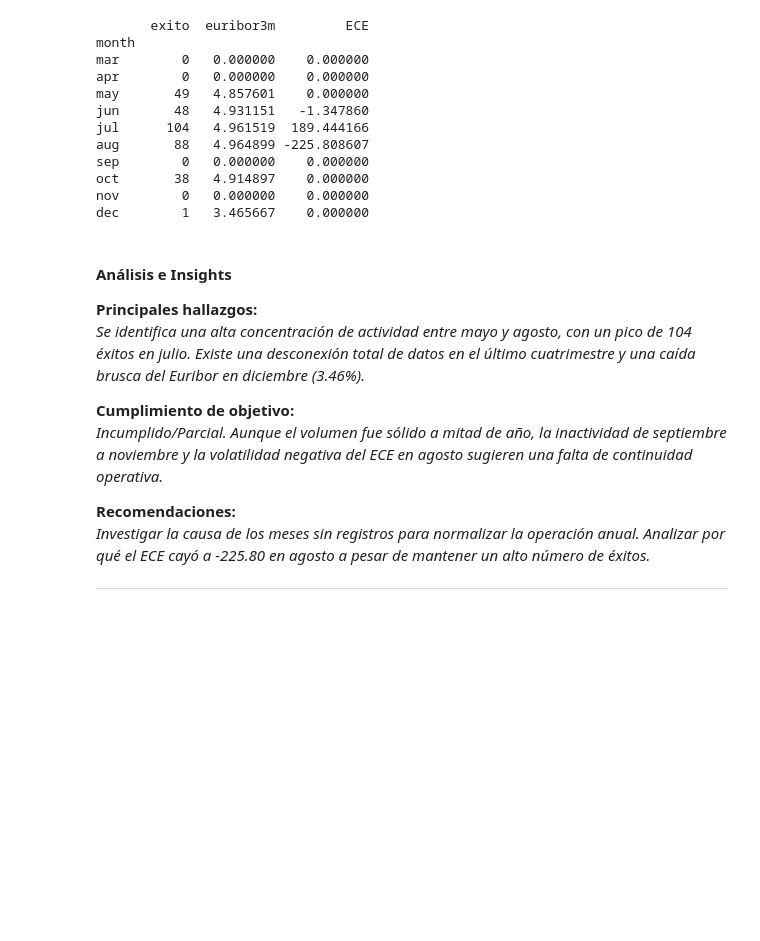
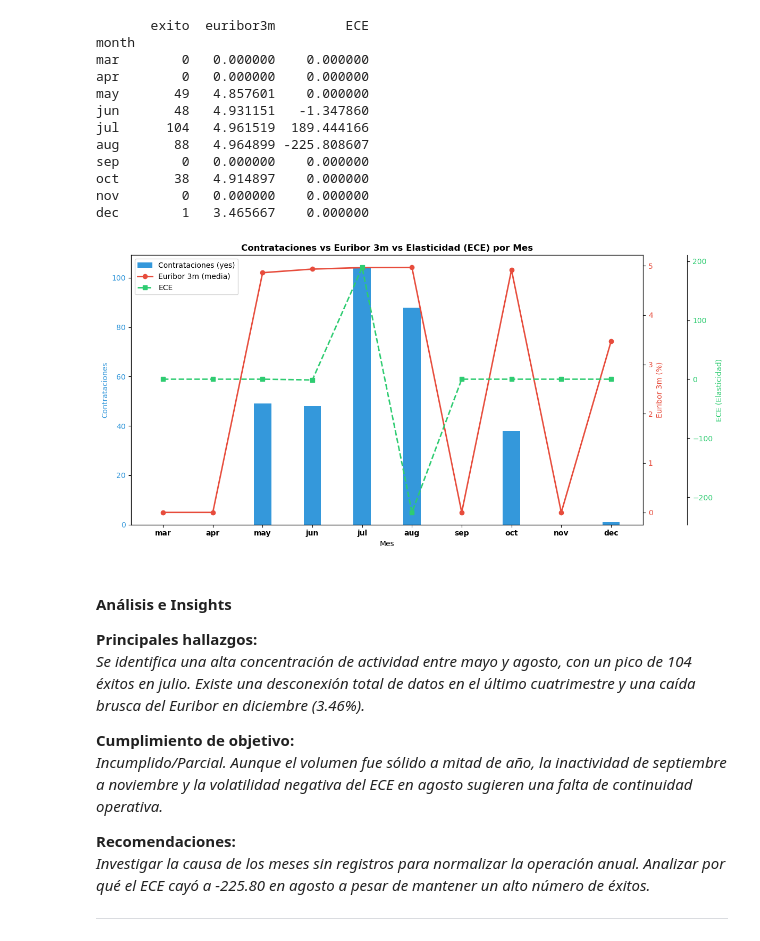
Before and after one commit to arnausans23/data-analytics-tfm, a Jupyter notebook: 1_analisis_datos_v2.ipynb, the cells around one changed output. Saved outputs shown, nothing was run; the diff lists cells and outputs as text; code cells hidden in the pictures; blank space fills up the shorter version.

```diff
--- a/1_analisis_datos_v2.ipynb
+++ b/1_analisis_datos_v2.ipynb
@@ -923,6 +923,62 @@ sep        0   0.000000    0.000000
 oct       38   4.914897    0.000000
 nov        0   0.000000    0.000000
 dec        1   3.465667    0.000000
+# %%
+# --- Tu código de cálculo ---
+orden_meses = ['mar', 'apr', 'may', 'jun', 'jul', 'aug', 'sep', 'oct', 'nov', 'dec']
+
+temp_df = df_clean_no_outliers.copy()
+temp_df['euribor3m'] = pd.to_numeric(temp_df['euribor3m'], errors='coerce')
+temp_df['exito'] = temp_df['Contratación'].apply(lambda x: 1 if x in ['yes', 'Sí', 'si'] else 0)
+
+df_mensual = temp_df.groupby('month').agg({
+    'exito': 'sum',
+    'euribor3m': 'mean'
+}).reindex(orden_meses)
+
+df_mensual['pct_delta_contrat'] = df_mensual['exito'].pct_change()
+df_mensual['pct_delta_euribor'] = df_mensual['euribor3m'].pct_change()
+df_mensual['ECE'] = df_mensual['pct_delta_contrat'] / df_mensual['pct_delta_euribor']
+df_mensual = df_mensual.fillna(0).replace([float('inf'), float('-inf')], 0)
+
+# --- Gráfico ---
+fig, ax1 = plt.subplots(figsize=(12, 6))
+
+x = np.arange(len(df_mensual))
+width = 0.35
+
+# Barras: contrataciones por mes
+ax1.bar(x, df_mensual['exito'], width, color='#3498db', label='Contrataciones (yes)', zorder=2)
+ax1.set_xlabel('Mes')
+ax1.set_ylabel('Contrataciones', color='#3498db')
+ax1.tick_params(axis='y', labelcolor='#3498db')
+ax1.set_xticks(x)
+ax1.set_xticklabels(orden_meses, fontweight='bold')
+
+# Línea: Euribor medio
+ax2 = ax1.twinx()
+ax2.plot(x, df_mensual['euribor3m'], color='#e74c3c', marker='o', linewidth=2, label='Euribor 3m (media)')
+ax2.set_ylabel('Euribor 3m (%)', color='#e74c3c')
+ax2.tick_params(axis='y', labelcolor='#e74c3c')
+
+# Línea: ECE
+ax3 = ax1.twinx()
+ax3.spines['right'].set_position(('outward', 60))
+ax3.plot(x, df_mensual['ECE'], color='#2ecc71', marker='s', linewidth=2, linestyle='--', label='ECE')
+ax3.set_ylabel('ECE (Elasticidad)', color='#2ecc71')
+ax3.tick_params(axis='y', labelcolor='#2ecc71')
+
+# Leyenda combinada
+lines1, labels1 = ax1.get_legend_handles_labels()
+lines2, labels2 = ax2.get_legend_handles_labels()
+lines3, labels3 = ax3.get_legend_handles_labels()
+ax1.legend(lines1 + lines2 + lines3, labels1 + labels2 + labels3, loc='upper left')
+
+plt.title('Contrataciones vs Euribor 3m vs Elasticidad (ECE) por Mes', fontweight='bold')
+fig.tight_layout()
+plt.show()
+# %% [output]
+[figure, added]
 # %% [markdown]
 #### Análisis e Insights
 
```
